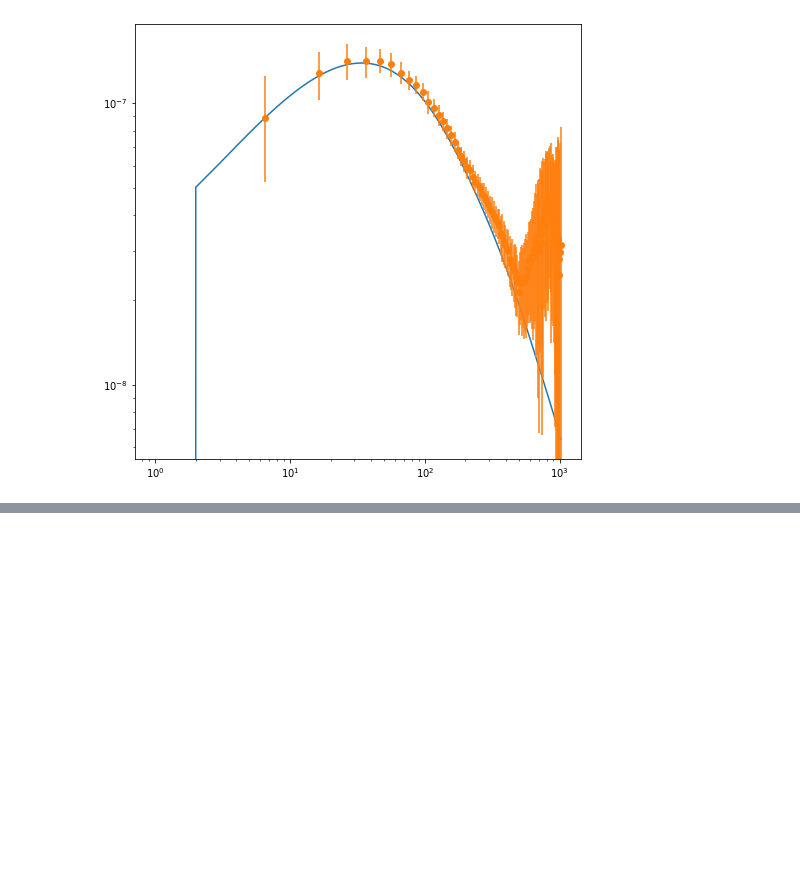
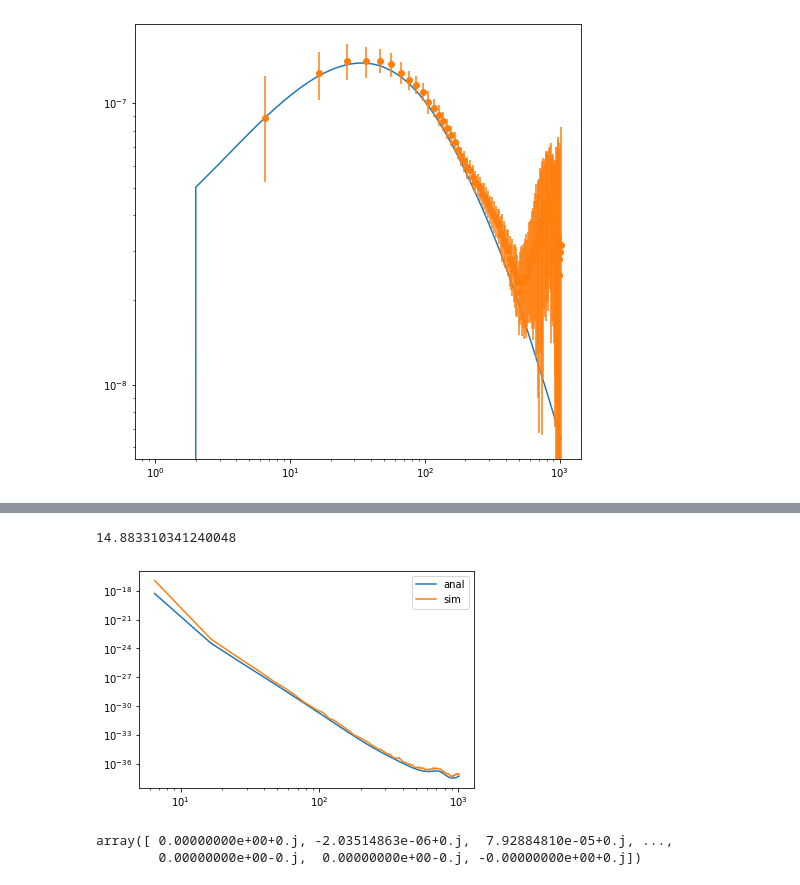
Before and after one commit to antolonappan/dell, a Jupyter notebook: Notebooks/reconstruction.ipynb, the cells around one changed output, grey strips where cells are left out. Saved outputs shown, nothing was run; the diff lists cells and outputs as text; code cells hidden in the pictures; blank space fills up the shorter version.

```diff
--- a/Notebooks/reconstruction.ipynb
+++ b/Notebooks/reconstruction.ipynb
@@ -60,0 +61,8 @@ array([       nan,        nan, 2.26472958, 0.15881235, 0.33163836,
+# %%
+clpp.SNR()
+# %% [output]
+14.883310341240048
+# %%
+clpp.plot_var(100)
+# %% [output]
+[figure, added]
@@ -60,0 +73,5 @@ array([       nan,        nan, 2.26472958, 0.15881235, 0.33163836,
+# %%
+alms
+# %% [output]
+array([ 0.00000000e+00+0.j, -2.03514863e-06+0.j,  7.92884810e-05+0.j, ...,
+        0.00000000e+00-0.j,  0.00000000e+00-0.j, -0.00000000e+00+0.j])
```
Also changed, not shown: parts of 7 cells of this notebook, 2 other files.
